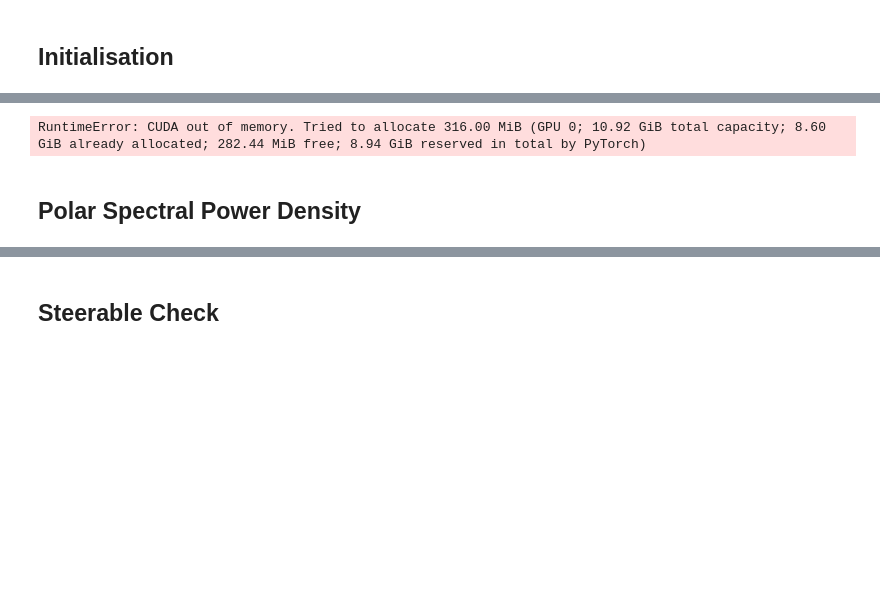
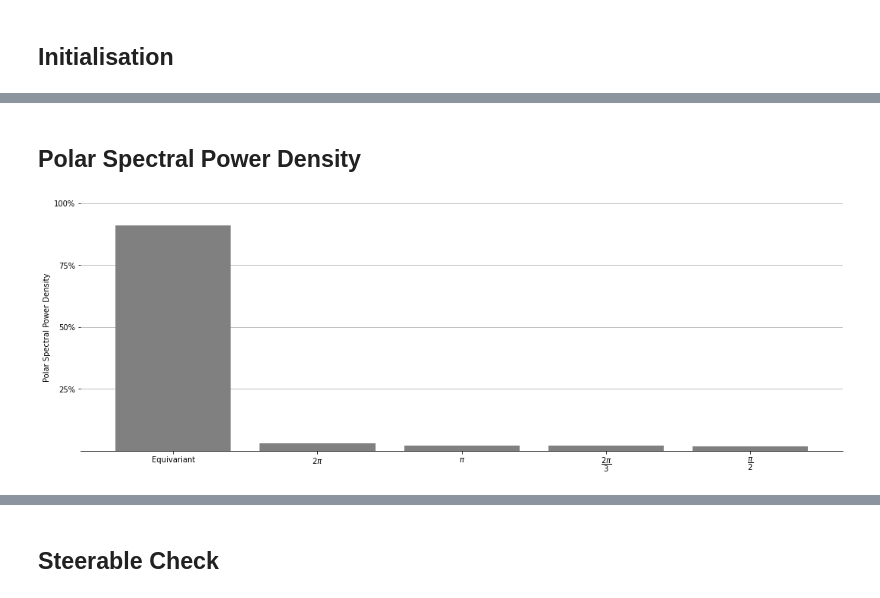
Before and after one commit to gabriel-lepetitaimon/steered-fcnn, a Jupyter notebook: notebooks/ImplementationCheck/OrientednessAnalysis.ipynb, the cells around one changed output, grey strips where cells are left out. Drawn from its saved outputs; the diff is of its cells as text; code cells hidden in the pictures; blank space fills up the shorter version.

```diff
--- a/notebooks/ImplementationCheck/OrientednessAnalysis.ipynb
+++ b/notebooks/ImplementationCheck/OrientednessAnalysis.ipynb
@@ -38,7 +37,7 @@ model = setup_model(cfg.model, old=OLD)
 # %% [markdown]
 ## Initialisation
 # %%
-net = BinaryClassifierNet(model=model)
+net = Binary2DSegmentation(model=model)
 state_dict = pl_load(EXP+'best-val-roc.ckpt'.format(25), map_location='cuda:0')['state_dict']
 net.load_state_dict(state_dict)
 net.eval().cuda()
@@ -47,5 +50,6 @@ None
 for d in testD['MESSIDOR']:
     break
 # %%
-THETA = 24
+THETA = 8
 x = torch.from_numpy(rotate(d['x'][0].numpy(), THETA)).cuda()
+mask = d['y'][0].cpu().numpy()>0
@@ -72,6 +55,0 @@ None
-# %%
-yhat = net(x)
-yhat = yhat.detach().cpu().numpy()
-yhat = unrotate(yhat, THETA)
-# %% [output]
-RuntimeError: CUDA out of memory. Tried to allocate 316.00 MiB (GPU 0; 10.92 GiB total capacity; 8.60 GiB already allocated; 282.44 MiB free; 8.94 GiB reserved in total by PyTorch)
@@ -78,5 +58,28 @@ RuntimeError: CUDA out of memory. Tried to allocate 316.00 MiB (GPU 0; 10.92 GiB
+# %%
+features = {}
+def log_f(name):
+    def hook(self, inputs, outputs):
+        f = features.get(name, [])
+        if not f:
+            features[name] = f
+        f += [outputs.detach().cpu().numpy()]
+    return getattr(net.model, name).relu.register_forward_hook(hook)
+
+if not hooks:
+    hooks = [log_f('downconv0-1'),
+             log_f('downconv1-1'),
+             log_f('downconv2-1'),
+             log_f('downconv3-1'),
+             log_f('downconv4-1')]
+
+with torch.no_grad():
+    yhat = [net(_[None]).cpu().numpy() for _ in x]
+yhat = np.stack(yhat)
+yhat = unrotate(yhat, THETA)
 # %% [markdown]
 ## Polar Spectral Power Density
 # %%
-_ = spectral_power(yhat, plot=True)
+_ = spectral_power(yhat[..., mask], plot=True)
+# %% [output]
+[figure, added]
 # %%
```
Also changed, not shown: parts of 31 cells of this notebook, 2 other files.
